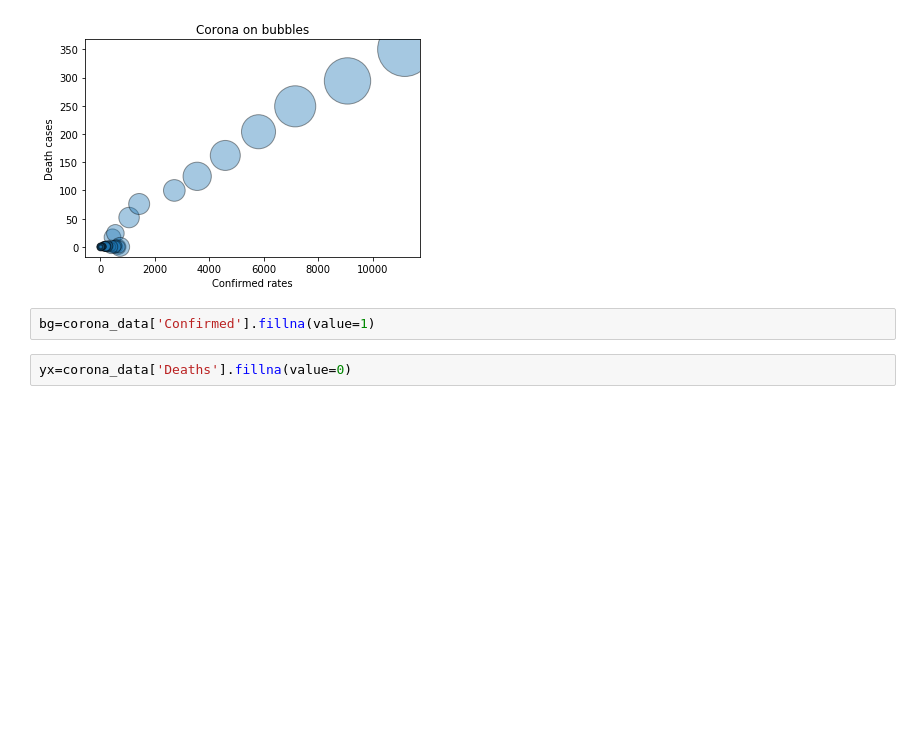
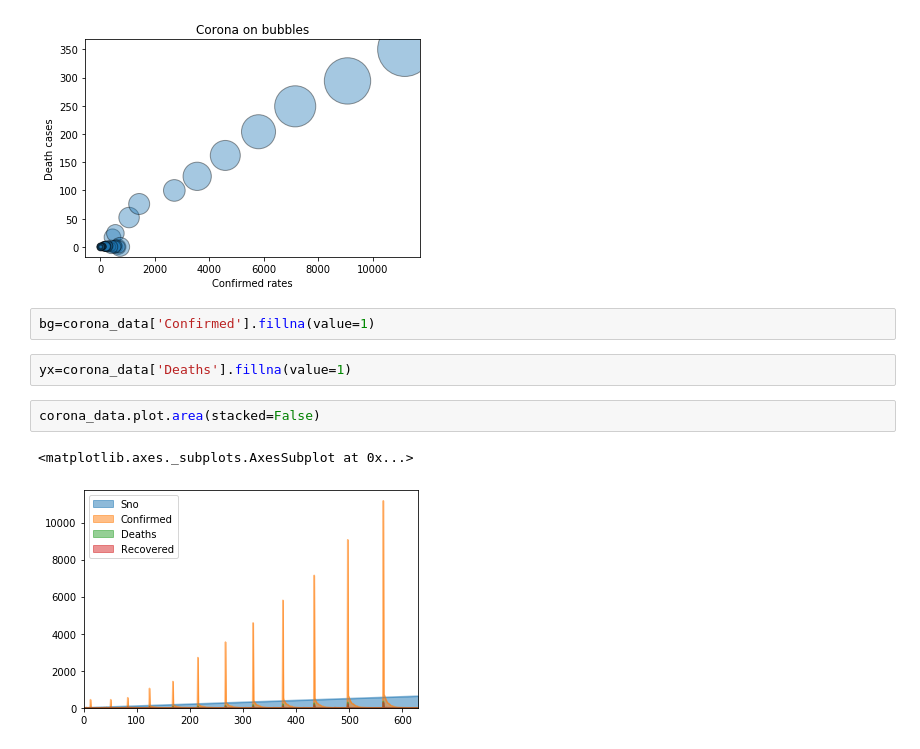
Before and after one commit to BillyGareth/corona_data, a Jupyter notebook: corona_data_notebook.ipynb, the cells around one changed output. Drawn from its saved outputs; the diff is of its cells as text; blank space fills up the shorter version.

Commit message:
pndas.plotting and area

```diff
--- a/corona_data_notebook.ipynb
+++ b/corona_data_notebook.ipynb
@@ -188,4 +188,9 @@ Text(0.5, 1.0, 'Corona on bubbles')
 # %%
 bg=corona_data['Confirmed'].fillna(value=1)
 # %%
-yx=corona_data['Deaths'].fillna(value=0)
+yx=corona_data['Deaths'].fillna(value=1)
+# %%
+corona_data.plot.area(stacked=False)
+# %% [output]
+<matplotlib.axes._subplots.AxesSubplot at 0x...>
+[figure, added]
```
Also changed, not shown: parts of 8 cells of this notebook.
